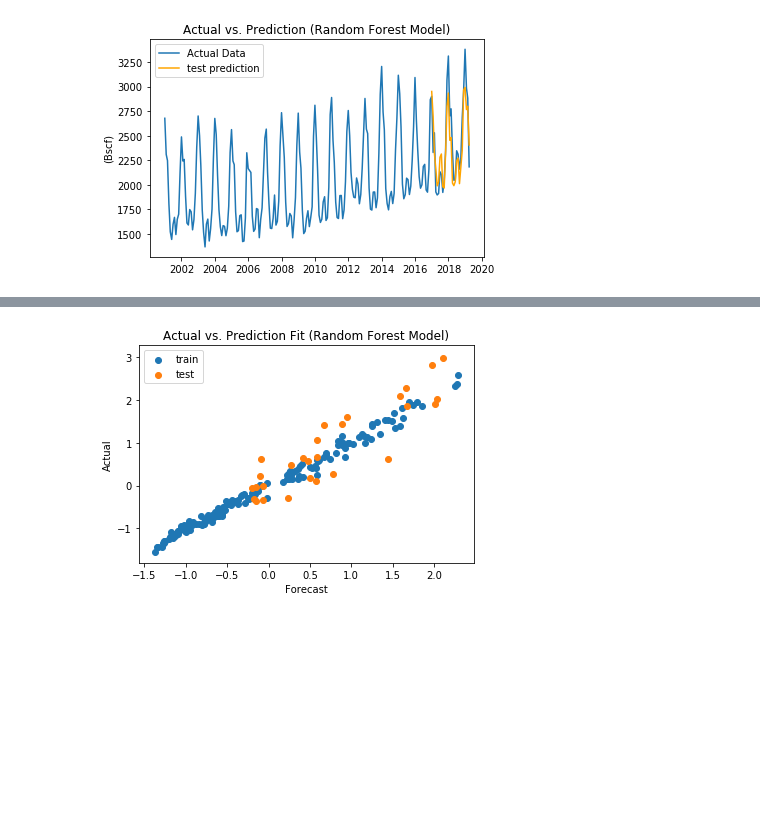
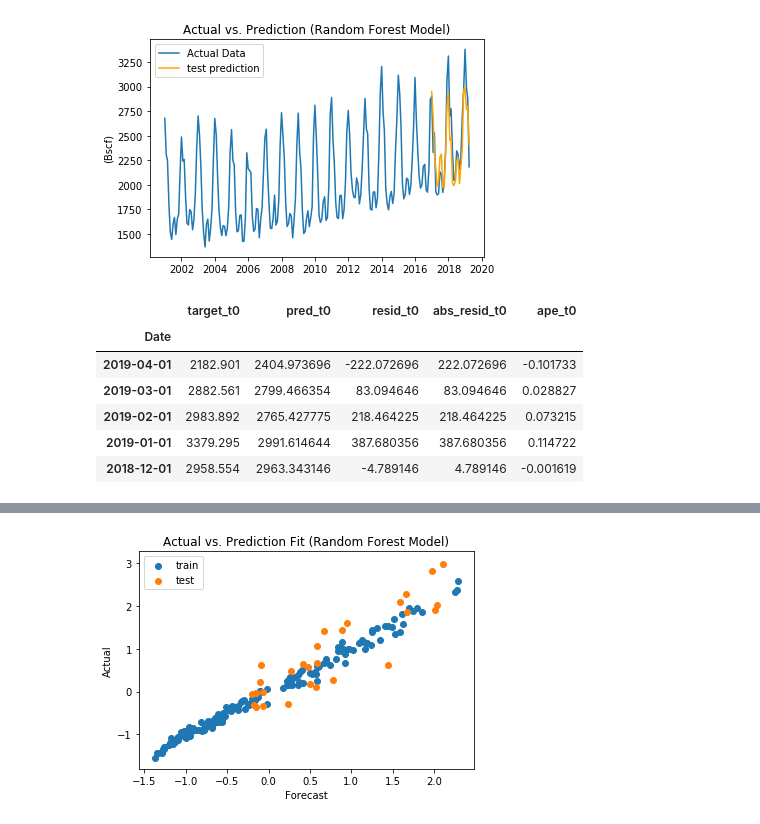
Before and after one commit to jwaliaga/NatGasDemandForcast, a Jupyter notebook: Notebooks/Patricia/USDemandForecast.ipynb, the cells around one changed output, grey strips where cells are left out. Cells and saved outputs as stored; diff of their text form; code cells hidden in the pictures; blank space fills up the shorter version.

```diff
--- a/Notebooks/Patricia/USDemandForecast.ipynb
+++ b/Notebooks/Patricia/USDemandForecast.ipynb
@@ -508,3 +535,13 @@ plt.savefig('../../images/US_consumption/random_forest_actual_vs_pred.png', bbox
 plt.show()
 # %% [output]
 [figure]
+# %%
+test_df_rf.head()
+# %% [output]
+|  | target_t0 | pred_t0 | resid_t0 | abs_resid_t0 | ape_t0 |
+| Date |  |  |  |  |  |
+| 2019-04-01 | 2182.901 | 2404.973696 | -222.072696 | 222.072696 | -0.101733 |
+| 2019-03-01 | 2882.561 | 2799.466354 | 83.094646 | 83.094646 | 0.028827 |
+| 2019-02-01 | 2983.892 | 2765.427775 | 218.464225 | 218.464225 | 0.073215 |
+| 2019-01-01 | 3379.295 | 2991.614644 | 387.680356 | 387.680356 | 0.114722 |
+| 2018-12-01 | 2958.554 | 2963.343146 | -4.789146 | 4.789146 | -0.001619 |
```
Also changed, not shown: parts of 2 cells of this notebook, 3 other files.
